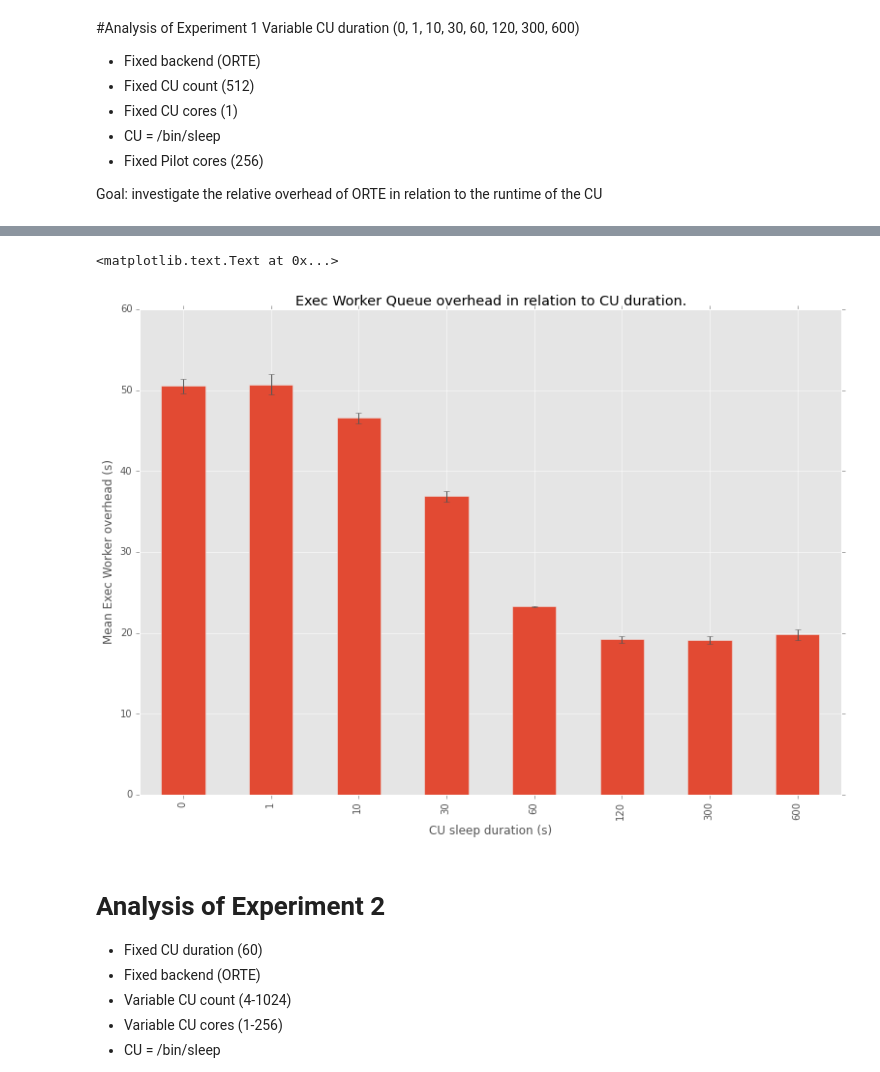
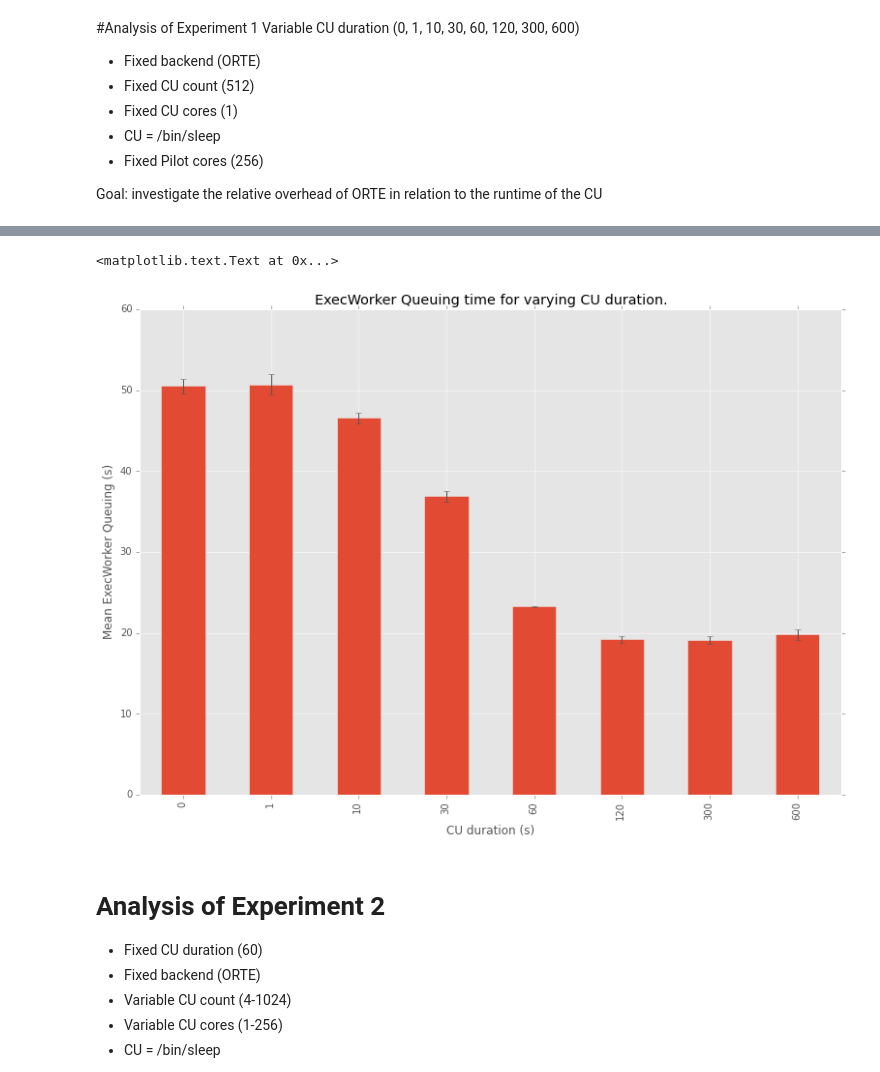
Before and after one commit to radical-experiments/rp-orte-bw, a Jupyter notebook: notebooks/bw_experiments.ipynb, the cells around one changed output, grey strips where cells are left out. Cells and saved outputs as stored; diff of their text form; code cells hidden in the pictures.

```diff
--- a/notebooks/bw_experiments.ipynb
+++ b/notebooks/bw_experiments.ipynb
@@ -635,37 +635,37 @@ orte_ttc = {}
 orte_execq = {}
 
 for runtime in cu_runtime:
 
     orte_ids[runtime] = select_exp_from_repo(
         exp1,
         {
             'cu_runtime': runtime
         }
     )
 
     orte_ttc[runtime] = []
     orte_execq[runtime] = []
     for sid in orte_ids[runtime]:
 
         norm_sid = normalize_id(sid)
 
         # Get multiple pilots from session
         for pid in store.get('%s/pilots' % norm_sid)['pid']:
             df = store.get('/%s/prof/%s' % (norm_sid, normalize_id(pid)))
 
             # Exec Queue time
             orte_execq[runtime].append((df['ewo_get'] - df['s_to_ewo']).mean())
 
 orte_df = pd.DataFrame(orte_execq)
 stddev = orte_df.std()
 
 ax = orte_df.mean().plot(kind='bar', yerr=stddev)
-ax.set_title('Exec Worker Queue overhead in relation to CU duration.')
-ax.set_ylabel('Mean Exec Worker overhead (s)')
-ax.set_xlabel('CU sleep duration (s)')
+ax.set_title('ExecWorker Queuing time for varying CU duration.')
+ax.set_ylabel('Mean ExecWorker Queuing (s)')
+ax.set_xlabel('CU duration (s)')
 # %% [output]
 <matplotlib.text.Text at 0x...>
-[figure, old version]
+[figure, new version]
 # %% [markdown]
 # Analysis of Experiment 2
 - Fixed CU duration (60)
```
Also changed, not shown: parts of 5 cells of this notebook.
